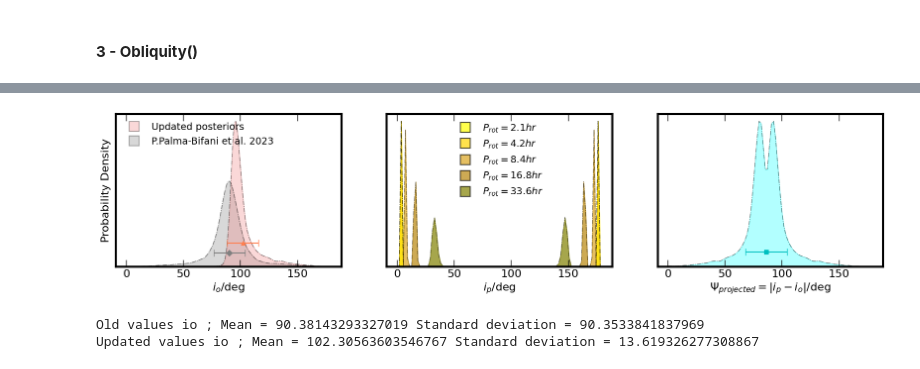
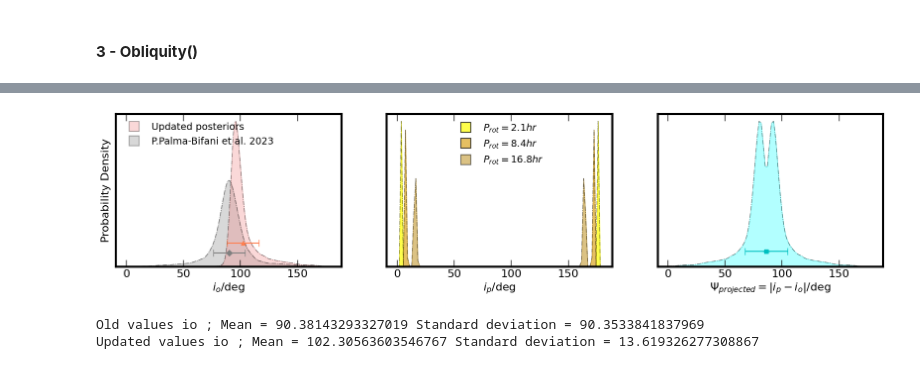
Before and after one commit to exoAtmospheres/exoSpin, a Jupyter notebook: DEMO/ab_pic_paper.ipynb, the cells around one changed output, grey strips where cells are left out. Cells and saved outputs as stored; diff of their text form; code cells hidden in the pictures.

```diff
--- a/DEMO/ab_pic_paper.ipynb
+++ b/DEMO/ab_pic_paper.ipynb
@@ -187,7 +173,7 @@ ip_3_legend = Line2D([0], [0], color='black', linestyle='None',
 
 ip_4_legend = Line2D([0], [0], color='black', linestyle='None',
                         marker='s', markersize=15, markerfacecolor='darkgoldenrod',
-                        markeredgewidth=1.5, markeredgecolor='black',alpha=0.7)
+                        markeredgewidth=1.5, markeredgecolor='black',alpha=0.5)
 
 ip_5_legend = Line2D([0], [0], color='black', linestyle='None',
                         marker='s', markersize=15, markerfacecolor='olive',
@@ -237,43 +223,43 @@ ax1.legend([io_legend, io_old_legend],
 # Plot of i_p
 ax2.plot(ip_1_pdf.x,ip_1_pdf.y, color='black', alpha=0.5, linewidth=1,linestyle="dashdot")
 ax2.fill_between(ip_1_pdf.x,ip_1_pdf.y, color='yellow', alpha=0.7)
-ax2.plot(ip_2_pdf.x,ip_2_pdf.y, color='black', alpha=0.5, linewidth=1,linestyle="dashdot")
-ax2.fill_between(ip_2_pdf.x,ip_2_pdf.y, color='gold', alpha=0.7)
+# ax2.plot(ip_2_pdf.x,ip_2_pdf.y, color='black', alpha=0.5, linewidth=1,linestyle="dashdot")
+# ax2.fill_between(ip_2_pdf.x,ip_2_pdf.y, color='gold', alpha=0.7)
 ax2.plot(ip_3_pdf.x,ip_3_pdf.y, color='black', alpha=0.5, linewidth=1,linestyle="dashdot")
 ax2.fill_between(ip_3_pdf.x,ip_3_pdf.y, color='goldenrod', alpha=0.7)
 ax2.plot(ip_4_pdf.x,ip_4_pdf.y, color='black', alpha=0.5, linewidth=1,linestyle="dashdot")
-ax2.fill_between(ip_4_pdf.x,ip_4_pdf.y, color='darkgoldenrod', alpha=0.7)
-ax2.plot(ip_5_pdf.x,ip_5_pdf.y, color='black', alpha=0.5, linewidth=1,linestyle="dashdot")
-ax2.fill_between(ip_5_pdf.x,ip_5_pdf.y, color='olive', alpha=0.7)
-ax2.legend([ip_1_legend, ip_2_legend, ip_3_legend, ip_4_legend, ip_5_legend ],
-           ['$P_{rot}= 2.1 hr$', '$P_{rot}= 4.2 hr$', '$P_{rot}= 8.4 hr$', '$P_{rot}= 16.8 hr$', '$P_{rot}= 33.6 hr$'], loc='upper center', frameon=False,fontsize=14)
+ax2.fill_between(ip_4_pdf.x,ip_4_pdf.y, color='darkgoldenrod', alpha=0.5)
+# ax2.plot(ip_5_pdf.x,ip_5_pdf.y, color='black', alpha=0.5, linewidth=1,linestyle="dashdot")
+# ax2.fill_between(ip_5_pdf.x,ip_5_pdf.y, color='olive', alpha=0.7)
+ax2.legend([ip_1_legend, ip_3_legend, ip_4_legend ],
+           ['$P_{rot}= 2.1 hr$', '$P_{rot}= 8.4 hr$', '$P_{rot}= 16.8 hr$'], loc='upper center', frameon=False,fontsize=14)
 
 for spine in ax2.spines.values():
     spine.set_linewidth(3)
 ax2.tick_params(axis='x', which='both', direction='in', length=10, width=1, top=True)
 ax2.tick_params(axis='y', which='both', direction='in', length=0, width=1)
 ax2.set_xlabel('$i_p$/deg', fontsize=16)
 
 ax2.set_yticklabels([])
 ax2.set_ylim(bottom=0)
 #ax2.errorbar(mean_ip, ip_pdf.y[2]*0.2, xerr=var_ip, yerr=0, fmt='o', color='gold', capsize=5)
 
 # Plot of Psi_proj
 ax3.plot(pro_1_pdf.x,pro_1_pdf.y, color='black', alpha=0.5, linewidth=1,linestyle="dashdot")
 ax3.fill_between(pro_1_pdf.x,pro_1_pdf.y, color='cyan', alpha=0.3)
 for spine in ax3.spines.values():
     spine.set_linewidth(3)
 ax3.tick_params(axis='x', which='both', direction='in', length=10, width=1, top=True)
 ax3.tick_params(axis='y', which='both', direction='in', length=0, width=1)
 ax3.set_yticklabels([])
 ax3.set_ylim(bottom=0)
 ax3.set_xlabel('$\Psi_{projected}=|i_p - i_o|$/deg', fontsize=16)
 ax3.errorbar(mean_pro_1, pro_1_pdf.y[48]*0.15, xerr=var_pro_1, yerr=0, fmt='s', color='c', capsize=5)
 
 plt.show()
 fig.savefig('ab_pic_paper_plot.pdf', format='pdf',bbox_inches='tight')
 # %% [output]
-[figure, old version]
+[figure, new version]
 # %%
 print('Old values io ; Mean = ' + str(mean_io_old) + ' Standard deviation = ' + str(var_io_old))
 print('Updated values io ; Mean = ' + str(mean_io) + ' Standard deviation = ' + str(var_io))
```
Also changed, not shown: parts of 2 cells of this notebook.
